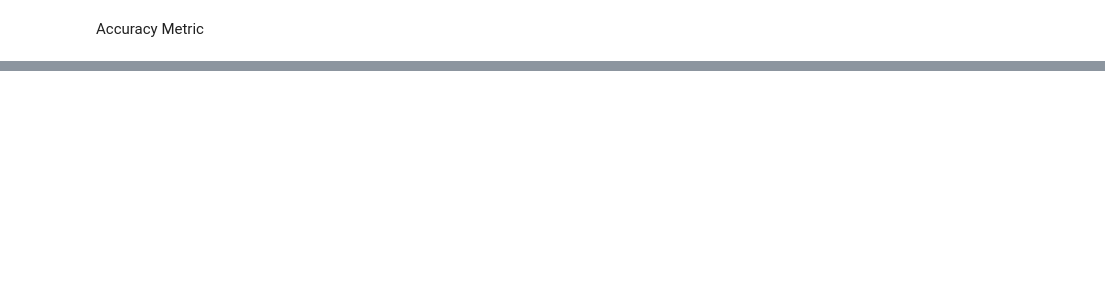
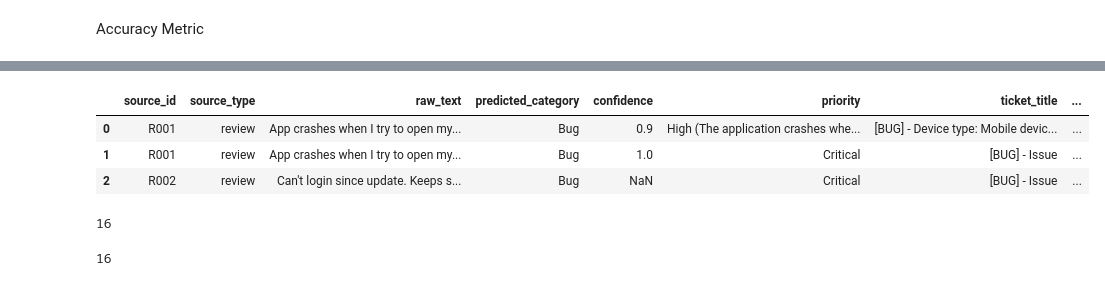
Before and after one commit to deeptigoyal/Multi-Agent-Capstone-Project-Edureka---Intelligent-Feedback-analysis, a Jupyter notebook: agents_stepwise_exceution.ipynb, the cells around one changed output, grey strips where cells are left out. Drawn from its saved outputs; the diff is of its cells as text; code cells hidden in the pictures; blank space fills up the shorter version.

Commit message:
with metric
Comparing only categories with expected /actual groundtruth for which ticket got created

```diff
--- a/agents_stepwise_exceution.ipynb
+++ b/agents_stepwise_exceution.ipynb
@@ -748,7 +761,10 @@ df_all.to_csv("generated_tickets_all.csv", index=False)
 from sklearn.metrics import classification_report
 import pandas as pd
 
-pred = pd.read_csv("generated_tickets_all.csv")["category"]
-true = pd.read_csv("expected_classifications.csv")["category"]
+predicted = pd.read_csv("generated_tickets_all.csv")
+expected= pd.read_csv("expected_classifications.csv")
 
-print(classification_report(true, pred))
+#Filter expected → only ticketed rows as ticket for only few of them and not all
+expected_subset = expected[
+    expected["source_id"].isin(predicted["source_id"])
+]
@@ -756,0 +783,15 @@ ValueError: Found input variables with inconsistent numbers of samples: [23, 9]
+# %%
+predicted.head(3)
+# %% [output]
+|  | source_id | source_type | raw_text | predicted_category | confidence | priority | ticket_title | ... |
+| 0 | R001 | review | App crashes when I try to open my... | Bug | 0.9 | High (The application crashes whe... | [BUG] - Device type: Mobile devic... | ... |
+| 1 | R001 | review | App crashes when I try to open my... | Bug | 1.0 | Critical | [BUG] - Issue | ... |
+| 2 | R002 | review | Can't login since update. Keeps s... | Bug | NaN | Critical | [BUG] - Issue | ... |
+# %%
+len(expected)
+# %% [output]
+16
+# %%
+len(predicted)
+# %% [output]
+16
```
Also changed, not shown: parts of 15 cells of this notebook.
